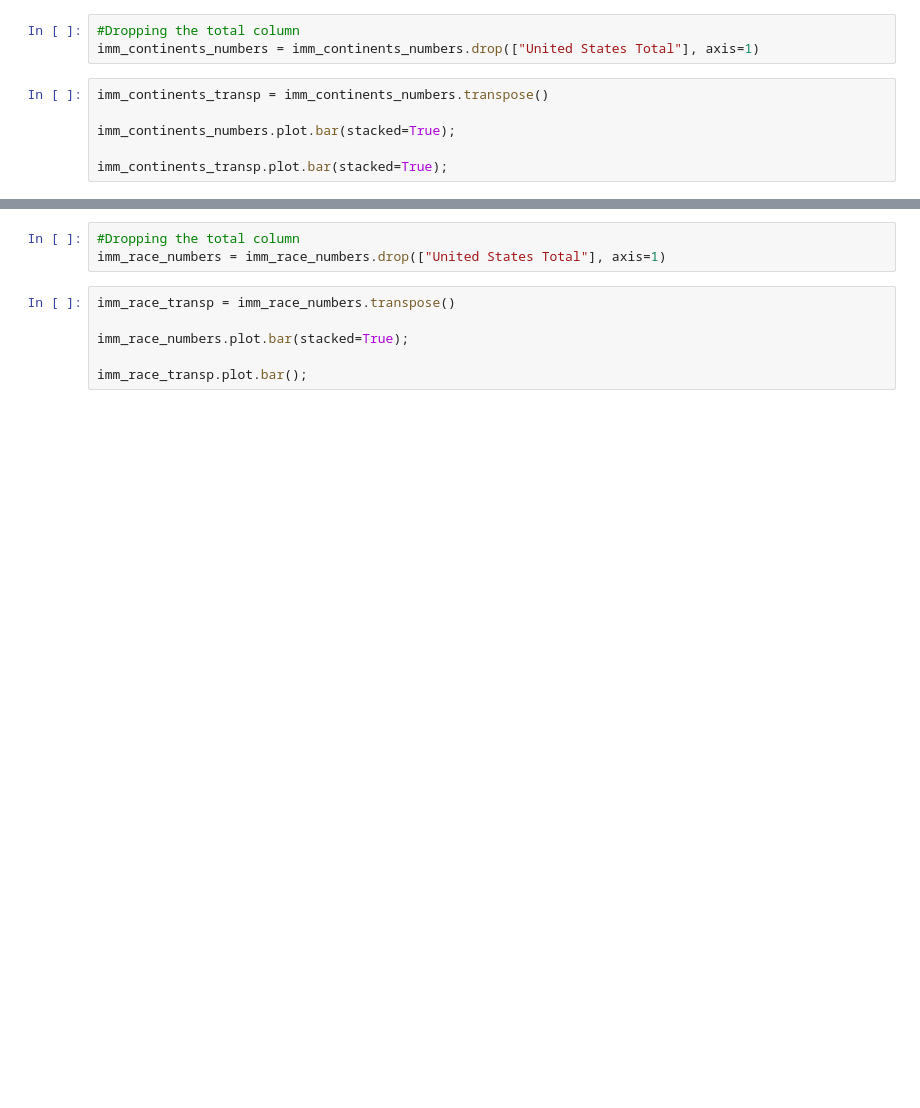
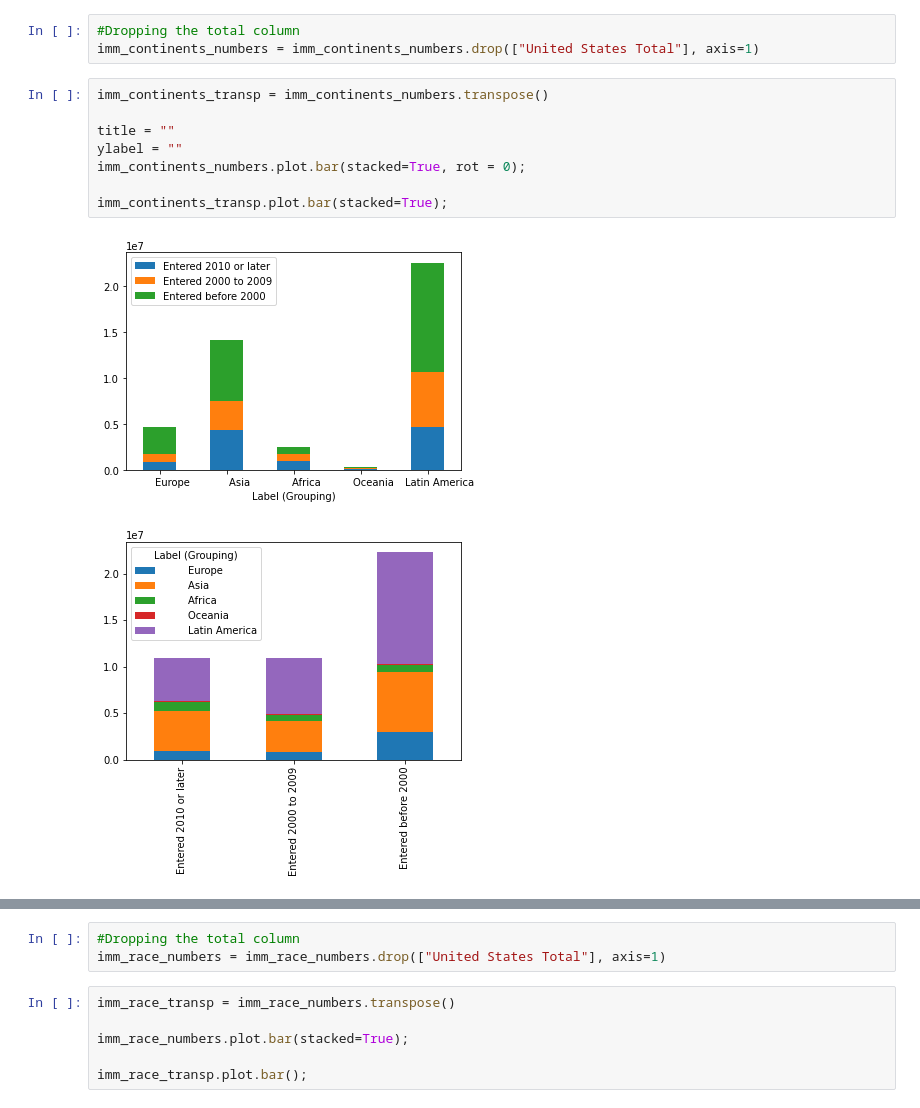
Before and after one commit to halabi93/Immigration-Data-Analysis, a Jupyter notebook: DemographicsData.ipynb, the cells around one changed output, grey strips where cells are left out. Drawn from its saved outputs; the diff is of its cells as text; blank space fills up the shorter version.

```diff
--- a/DemographicsData.ipynb
+++ b/DemographicsData.ipynb
@@ -134,9 +204,14 @@ imm_continents_numbers = imm_continents_numbers.drop(["United States Total"], ax
 # %%
 imm_continents_transp = imm_continents_numbers.transpose()
 
-imm_continents_numbers.plot.bar(stacked=True);
+title = ""
+ylabel = ""
+imm_continents_numbers.plot.bar(stacked=True, rot = 0);
 
 imm_continents_transp.plot.bar(stacked=True);
+# %% [output]
+[figure, added]
+[figure, added]
 # %%
 #Get race information
 immigrant_race = demog_df.iloc[[22,29], :]
```
Also changed, not shown: parts of 26 cells of this notebook, 4 other files.
